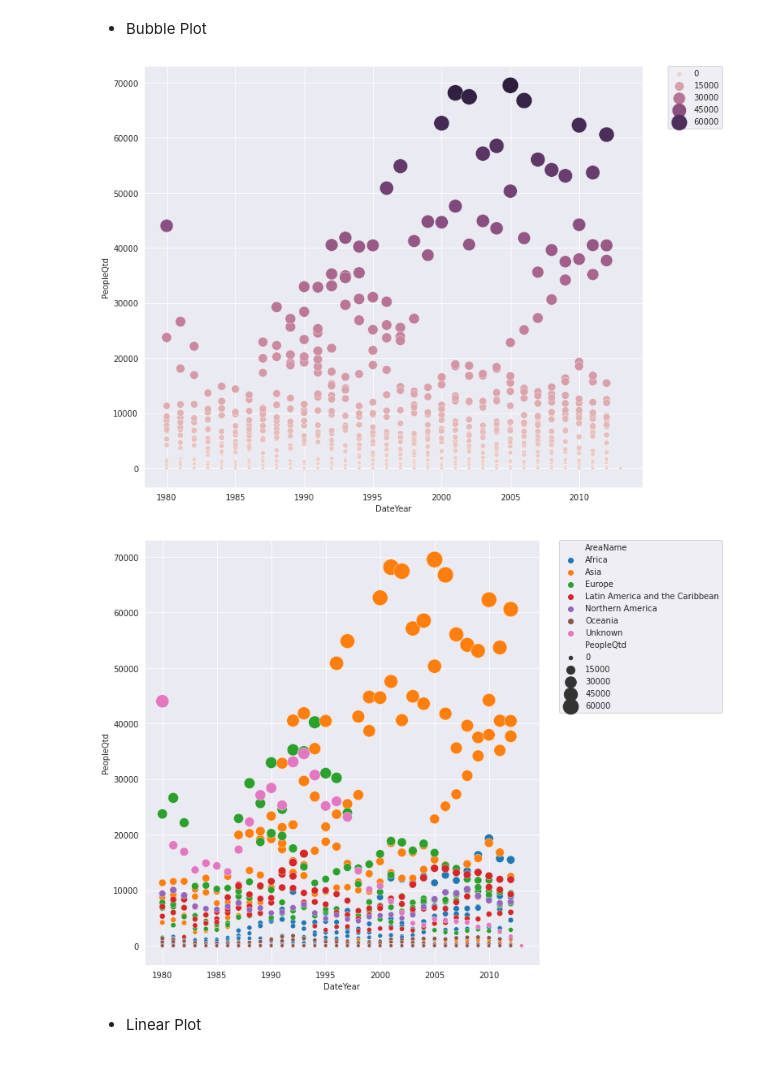
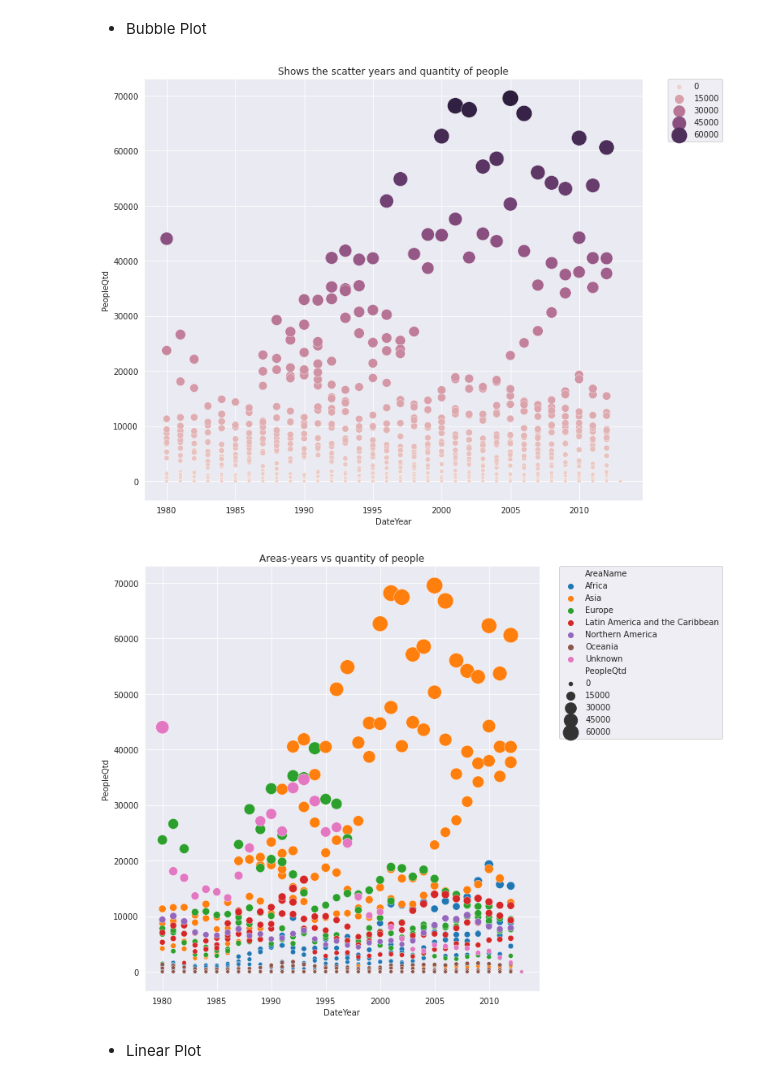
Before and after one commit to DaniloNunesMelo/Dan_Portfolio_Code, a Jupyter notebook: python-data-analysis/Inter-Migr-Flows-Canada/AppDan - Canada International Migration Flows.ipynb, the cells around one changed output. Saved outputs shown, nothing was run; the diff lists cells and outputs as text; code cells hidden in the pictures.

```diff
--- a/python-data-analysis/Inter-Migr-Flows-Canada/AppDan - Canada International Migration Flows.ipynb
+++ b/python-data-analysis/Inter-Migr-Flows-Canada/AppDan - Canada International Migration Flows.ipynb
@@ -126,7 +126,8 @@ df_canada_migration_total.head(2)
 df_canada_mlt = df_canada_mlt[df_canada_mlt['RegName'].notna()]
 # %%
 df_canada_migration_flow = df_canada_mlt
-df_canada_migration_flow[["Type","Coverage","AreaName","RegName"]] = df_canada_mlt[["Type","Coverage","AreaName","RegName"]].apply(lambda x: x.astype('category'))
+df_canada_migration_flow[["Type","Coverage","AreaName","RegName"]] = df_canada_mlt[["Type","Coverage","AreaName","RegName"]]\
+    .apply(lambda x: x.astype('category'))
 # %%
 df_canada_migration_flow.head(2)
 # %% [output]
@@ -185,6 +187,8 @@ warnings.filterwarnings('ignore')
 # %% [markdown]
 * Bubble Plot
 # %%
+image1="Fig-BubbleYears.jpg"
+
 sns.set_style("darkgrid")
 f, axes = plt.subplots(1,1, figsize=(11,8))
 
@@ -194,20 +198,29 @@ i01 = sns.scatterplot(data=df_canada_migration_flow, x="DateYear",y="PeopleQtd",
 plt.legend(bbox_to_anchor=(1.05, 1), loc=2, borderaxespad=0.)
 
 plt.tight_layout()
+
+plt.title('Shows the scatter years and quantity of people')
+
+plt.savefig(image1)
 # %% [output]
-[figure, old version]
+[figure, new version]
 # %%
+image2="Fig-YearArea.png"
 sns.set_style("darkgrid")
 f, axes = plt.subplots(1,1, figsize=(11,8))
 
 sca = sns.scatterplot(data=df_canada_migration_flow, x="DateYear", y="PeopleQtd", hue="AreaName", \
                  size="PeopleQtd", sizes=(20, 400))
 
 plt.legend(bbox_to_anchor=(1.05, 1), loc=2, borderaxespad=0.)
 
 plt.tight_layout()
+
+plt.title('Areas-years vs quantity of people')
+
+plt.savefig(image2)
 # %% [output]
-[figure, old version]
+[figure, new version]
 # %% [markdown]
 * Linear Plot
 # %%
```
Also changed, not shown: parts of 11 cells of this notebook, 8 other files.
